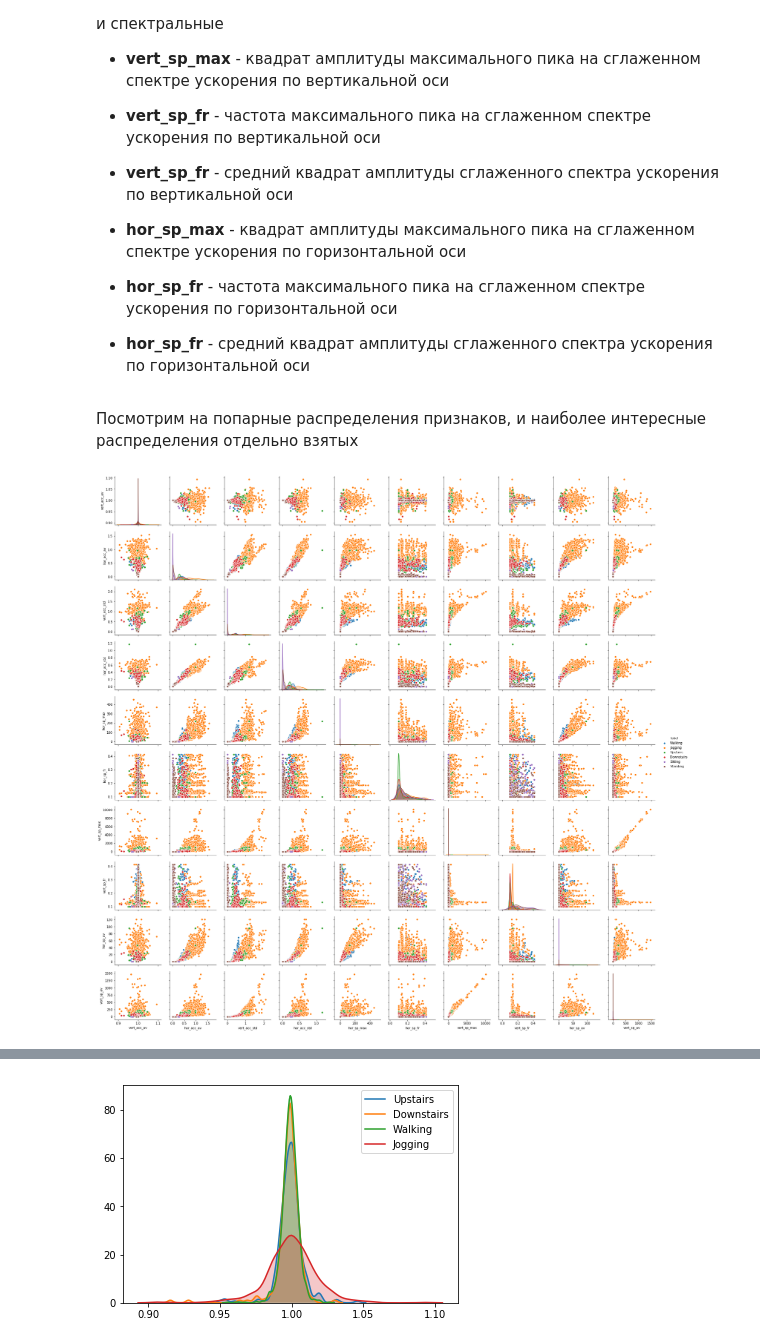
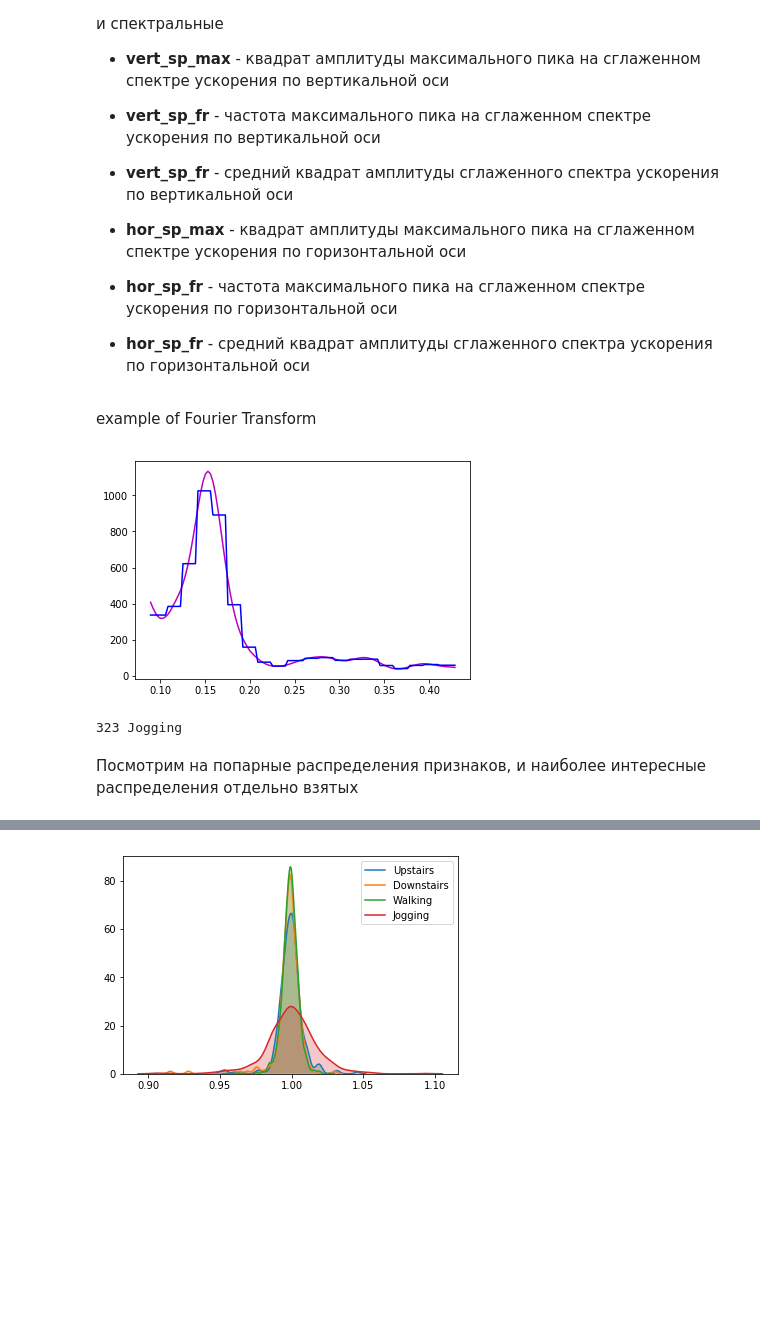
Before and after one commit to norrilsk/str_sht, a Jupyter notebook: Accelerometr.ipynb, the cells around one changed output, grey strips where cells are left out. Cells and saved outputs as stored; diff of their text form; code cells hidden in the pictures; blank space fills up the shorter version.

```diff
--- a/Accelerometr.ipynb
+++ b/Accelerometr.ipynb
@@ -307,11 +330,20 @@ for track in range(num_tacks):
         new_data_dict['label'].append(sub_track_data.activity.values[0])
 
 new_data = pd.DataFrame(data = new_data_dict)
+# %% [markdown]
+example of Fourier Transform
+# %%
+track_num = 0
+while True:
+    track_num  = random.randint(0, num_tracks - 1)
+    track_data = data_short[data_short.track == track_num].drop(columns=['track'])
+    if len(track_data.time.values) > 300:
+        break
+#print(new_data.iloc[ random.randint(0,new_data.shape[0] -1)])
+getFFT_MFA(track_data.time.values , track_data.vert_acc.values, plot = 1 )
+print(track_num, track_data.activity.values[0])
+# %% [output]
+[figure, added]
+323 Jogging
 # %% [markdown]
 Посмотрим на попарные распределения признаков, и наиболее интересные распределения отдельно взятых
-# %%
-sns.pairplot(new_data, hue='label')
-
-plt.show()
-# %% [output]
-[figure, removed]
```
Also changed, not shown: parts of 28 cells of this notebook.
